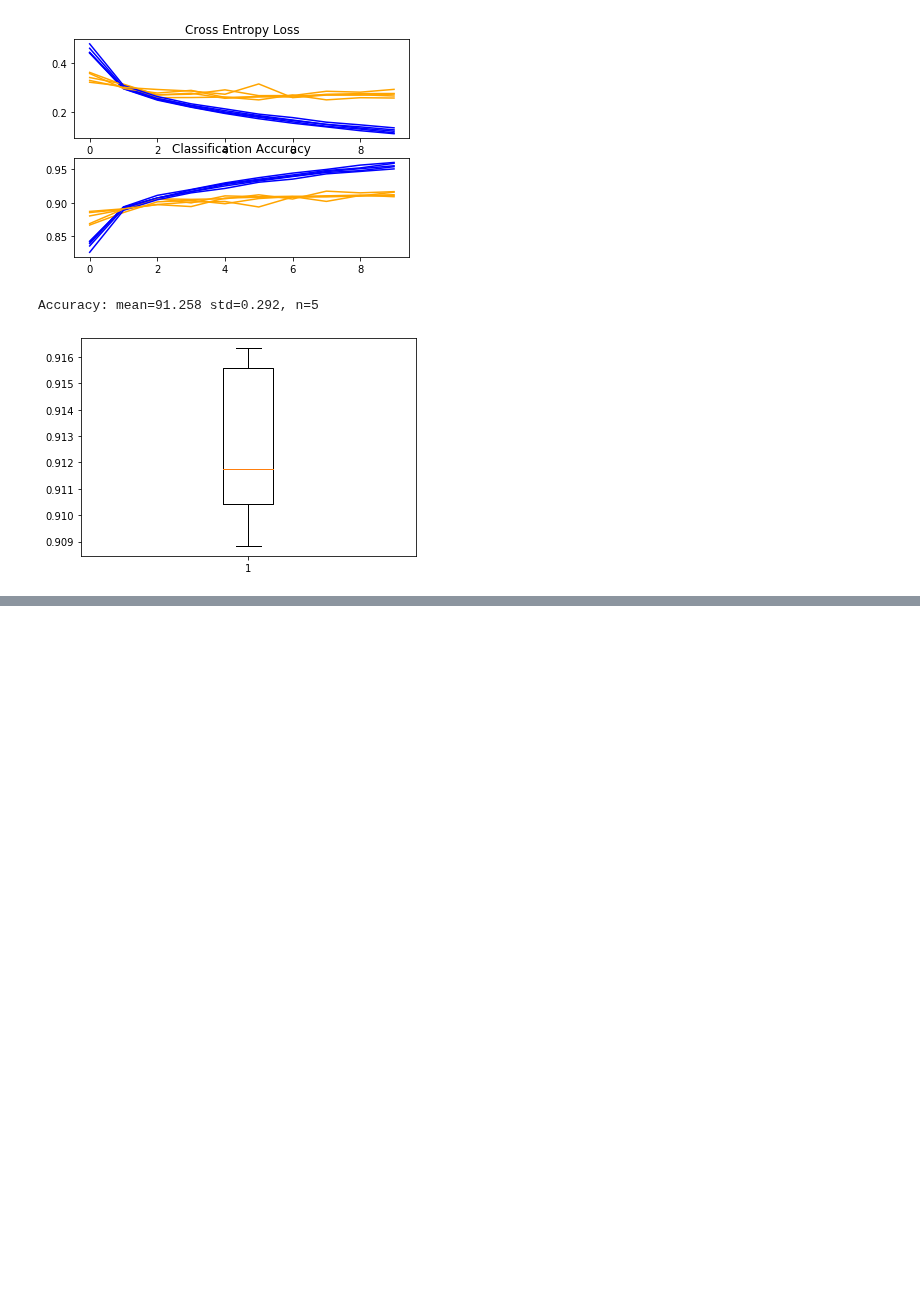
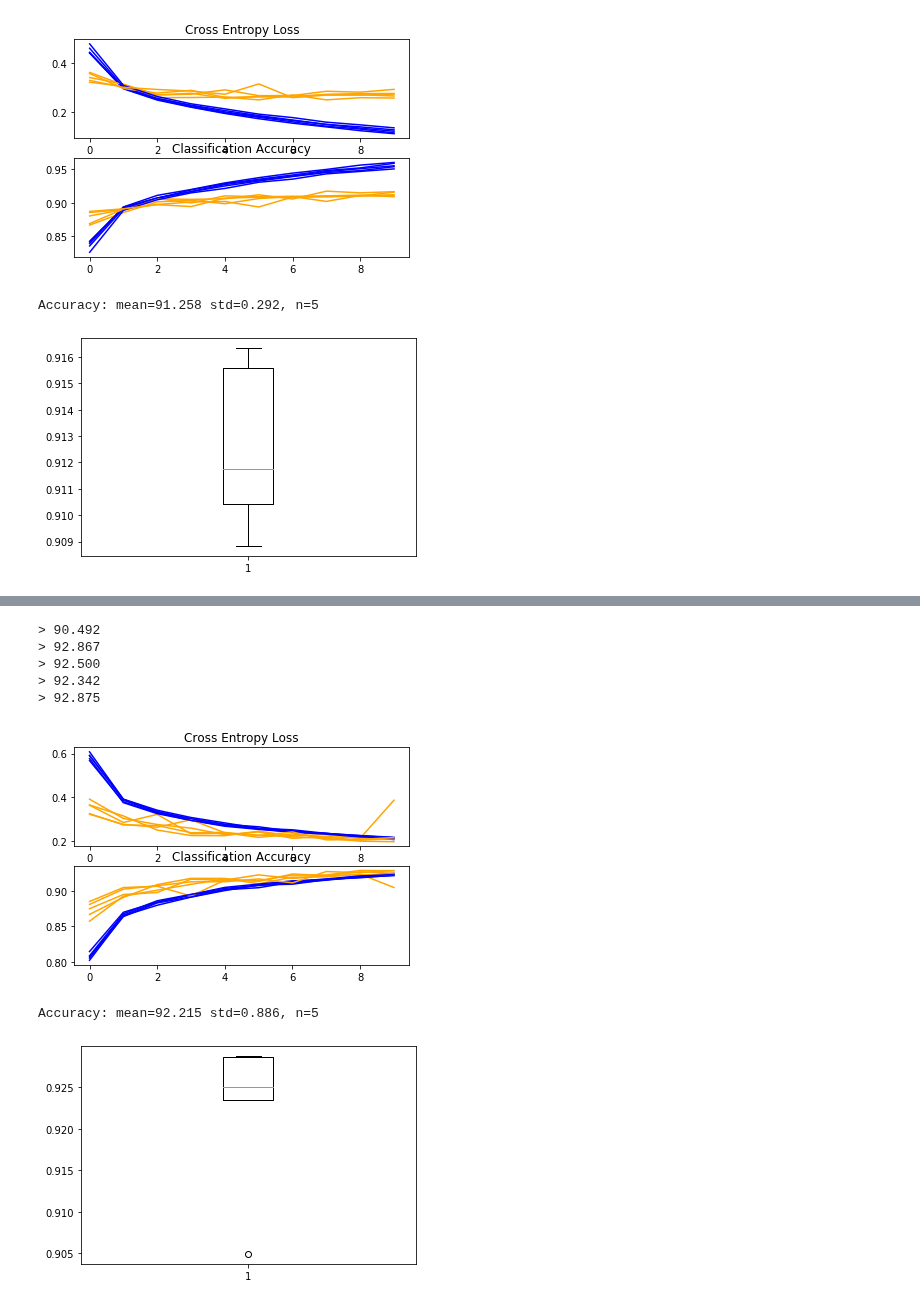
Before and after one commit to vksyr/IST718, a Jupyter notebook: Async9.x.ipynb, the cells around one changed output, grey strips where cells are left out. Saved outputs shown, nothing was run; the diff lists cells and outputs as text; code cells hidden in the pictures; blank space fills up the shorter version.

```diff
--- a/Async9.x.ipynb
+++ b/Async9.x.ipynb
@@ -643,55 +627,73 @@ Accuracy: mean=91.458 std=0.443, n=5
 # %%
+from keras.models import Sequential
+from keras.layers.normalization import BatchNormalization
+from keras.layers.convolutional import Conv2D
+from keras.layers.convolutional import MaxPooling2D
+from keras.layers.core import Activation
+from keras.layers.core import Flatten
+from keras.layers.core import Dropout
+from keras.layers.core import Dense
+from keras import backend as K
 
 # add filters and rerun
 def define_model():
+
+	chanDim = -1
+	classes = 10
 	model = Sequential()
   # first CONV => RELU => CONV => RELU => POOL layer set
 	model.add(Conv2D(32, (3, 3), padding='same', input_shape=(28, 28, 1)))
-  model.add(Activation("relu"))
+	model.add(Activation("relu"))
 	model.add(BatchNormalization(axis=chanDim))
-  model.add(Conv2D(32, (3, 3), padding="same"))
-  model.add(Activation("relu"))
-  model.add(BatchNormalization(axis=chanDim))
-  model.add(MaxPooling2D(pool_size=(2, 2)))
-  model.add(Dropout(0.25))
+	model.add(Conv2D(32, (3, 3), padding="same"))
+	model.add(Activation("relu"))
+	model.add(BatchNormalization(axis=chanDim))
+	model.add(MaxPooling2D(pool_size=(2, 2)))
+	model.add(Dropout(0.25))
 
   # second CONV => RELU => CONV => RELU => POOL layer set
-  model.add(Conv2D(64, (3, 3), padding="same"))
-  model.add(Activation("relu"))
-  model.add(BatchNormalization(axis=chanDim))
-  model.add(Conv2D(64, (3, 3), padding="same"))
-  model.add(Activation("relu"))
-  model.add(BatchNormalization(axis=chanDim))
-  model.add(MaxPooling2D(pool_size=(2, 2)))
-  model.add(Dropout(0.25))
+	model.add(Conv2D(64, (3, 3), padding="same"))
+	model.add(Activation("relu"))
+	model.add(BatchNormalization(axis=chanDim))
+	model.add(Conv2D(64, (3, 3), padding="same"))
+	model.add(Activation("relu"))
+	model.add(BatchNormalization(axis=chanDim))
+	model.add(MaxPooling2D(pool_size=(2, 2)))
+	model.add(Dropout(0.25))
   # first (and only) set of FC => RELU layers
-  model.add(Flatten())
-  model.add(Dense(512))
-  model.add(Activation("relu"))
-  model.add(BatchNormalization())
-  model.add(Dropout(0.5))
+	model.add(Flatten())
+	model.add(Dense(512))
+	model.add(Activation("relu"))
+	model.add(BatchNormalization())
+	model.add(Dropout(0.5))
   # softmax classifier
-  model.add(Dense(classes))
-  model.add(Activation("softmax"))
+	model.add(Dense(classes))
+	model.add(Activation("softmax"))
 
-	# compile model
+	# compile model	opt = SGD(lr=0.01, momentum=0.9)
 	opt = SGD(lr=0.01, momentum=0.9)
 	model.compile(optimizer=opt, loss='categorical_crossentropy', metrics=['accuracy'])
 	return model
 
 
 
 
 # load dataset
 trainX, trainY, testX, testY = load_dataset()
 # prepare pixel data
 trainX, testX = prep_pixels(trainX, testX)
 # evaluate model
-scores, histories = evaluate_model(trainX, trainY)
+scores, histories, model = evaluate_model(trainX, trainY)
 # learning curves
 summarize_diagnostics(histories)
 # summarize estimated performance
 summarize_performance(scores)
-
-# 2397s cpu=none, 318s cpu=gpu
-# mean acc: 91.175
+# %% [output]
+> 90.492
+> 92.867
+> 92.500
+> 92.342
+> 92.875
+[figure, added]
+Accuracy: mean=92.215 std=0.886, n=5
+[figure, added]
```
Also changed, not shown: parts of 6 cells of this notebook.
